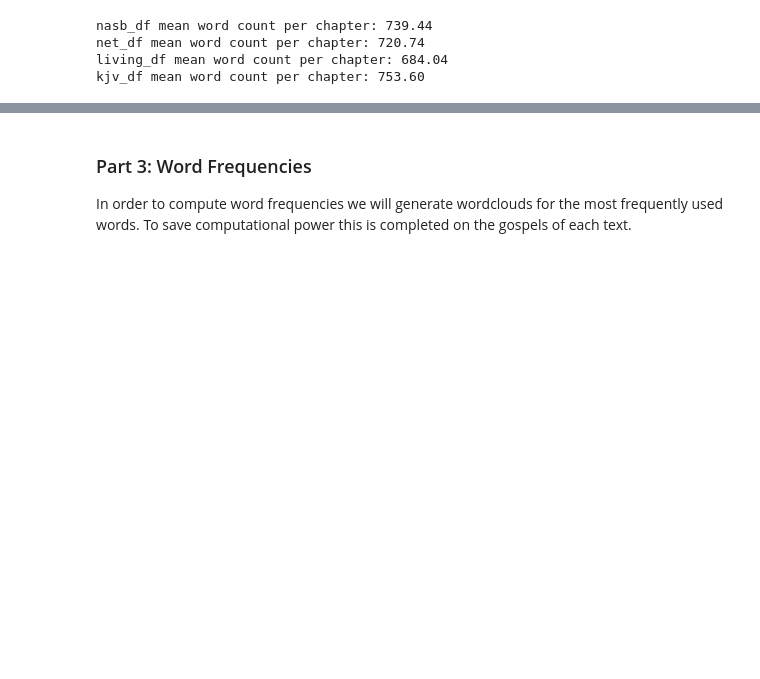
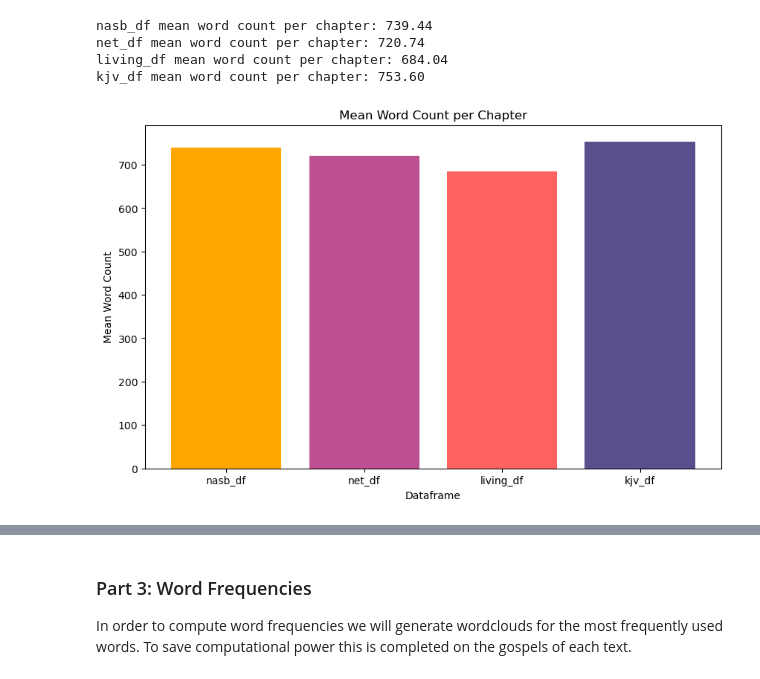
Before and after one commit to arianwyn-frank/PFTA-Final, a Jupyter notebook: Bible Final.ipynb, the cells around one changed output, grey strips where cells are left out. Saved outputs shown, nothing was run; the diff lists cells and outputs as text; code cells hidden in the pictures; blank space fills up the shorter version.

```diff
--- a/Bible Final.ipynb
+++ b/Bible Final.ipynb
@@ -165,4 +166,16 @@ nasb_df mean word count per chapter: 739.44
 net_df mean word count per chapter: 720.74
 living_df mean word count per chapter: 684.04
 kjv_df mean word count per chapter: 753.60
+# %%
+colors = ['#FFa600', '#bc5090', '#ff6361', '#58508d']
+
+plt.figure(figsize=(10, 6))
+plt.bar(dataframes_names, means, color=colors)
+plt.xlabel('Dataframe')
+plt.ylabel('Mean Word Count')
+plt.title('Mean Word Count per Chapter')
+
+plt.show()
+# %% [output]
+[figure, added]
 # %%
```
Also changed, not shown: parts of 36 cells of this notebook, 9 other files.
